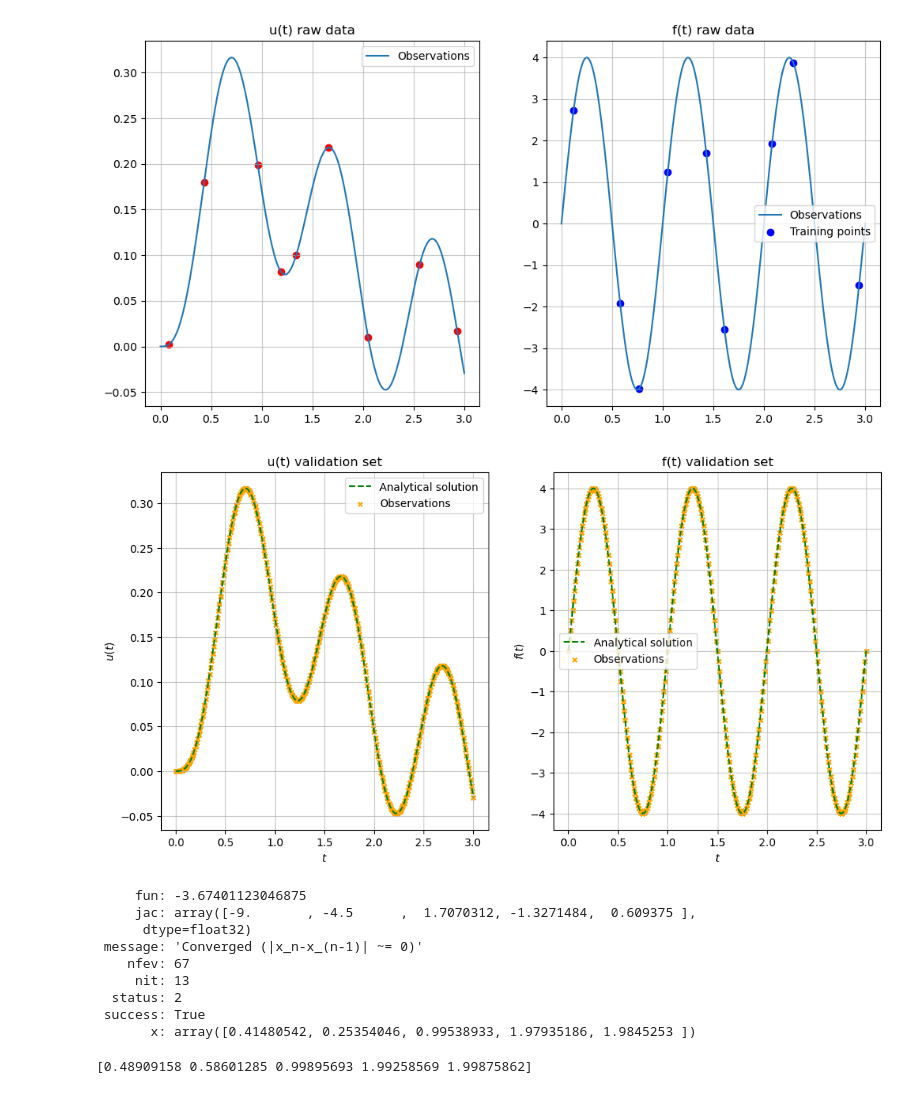
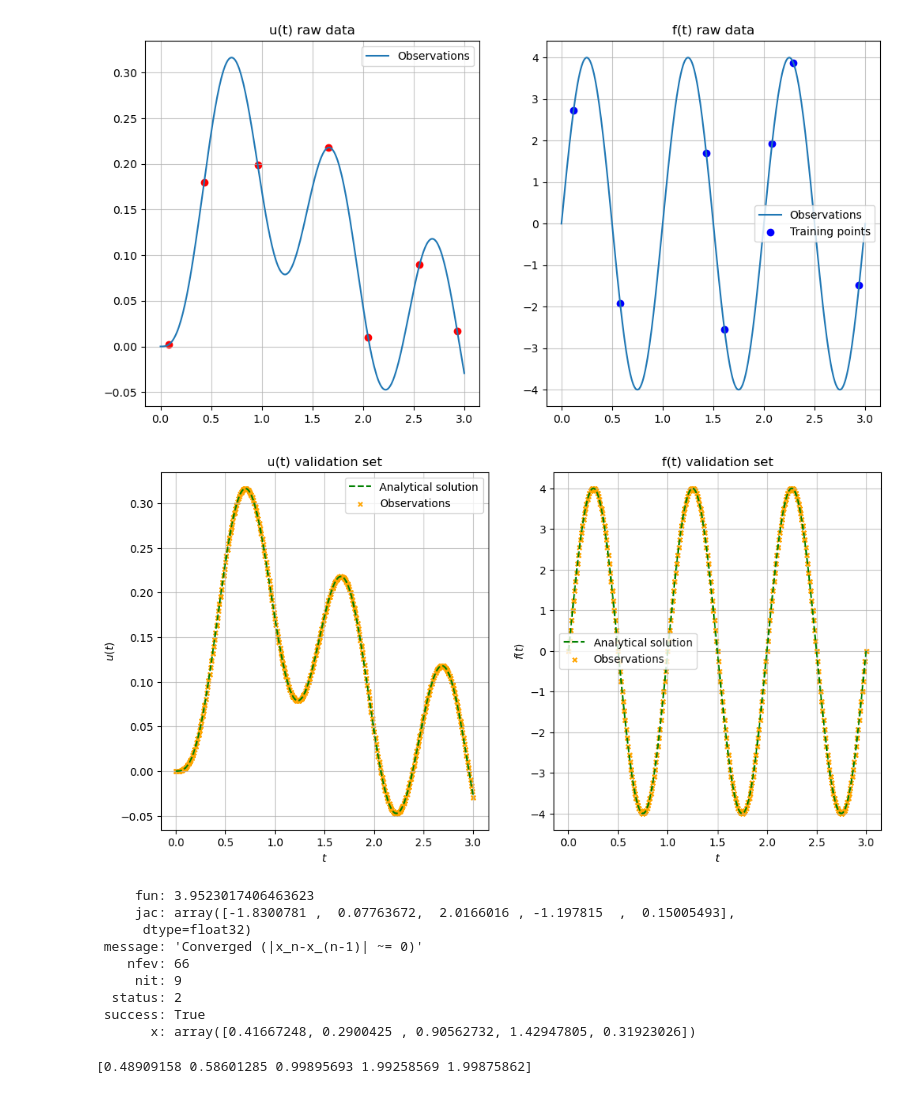
Before and after one commit to TobiLeitgeb/Code_bac, a Jupyter notebook: final_examples/oscillator/oscillator.ipynb, the cells around one changed output. Drawn from its saved outputs; the diff is of its cells as text; code cells hidden in the pictures.

```diff
--- a/final_examples/oscillator/oscillator.ipynb
+++ b/final_examples/oscillator/oscillator.ipynb
@@ -8,14 +8,14 @@ import numpy as np
 # %%
 kernel = [gram_Matrix,k_uu,k_uf,k_fu,k_ff]
 params = ["l","sigma_f","m","b","k"]
 seeds_training = [50,14] #sets the seeds for the random training points--- change when the points are not optimal
 model = PhysicsInformedGP_regressor(kernel,timedependence=False, params = params,Dimensions=1)
-model.set_training_data("damped_m1k2b1.csv",9,[1e-8,1e-8],seeds_training)
+model.set_training_data("damped_m1k2b1.csv",7,[1e-8,1e-8],seeds_training)
 model.plot_raw_data(Training_points=True)
 model.set_validation_data(1200)
 model.plot_validation_set()
 # %% [output]
-[figure, old version]
+[figure, new version]
 [figure]
 # %%
 
@@ -31,7 +31,7 @@ def get_initial_values():
     theta_initial[3] = rng.uniform(0, 3, 1)
     theta_initial[4] = rng.uniform(1, 4, 1)
     return theta_initial
-n_iterations, n_threads = 1000, 10
+n_iterations, n_threads = 300, 10
 
 # model.train("TNC",500,n_threads,{'theta_initial': get_initial_values,   #needed for all optimization methods
 #                                            'bounds': ((1e-2, None), (1e-5, None), (1e-2, None),(1e-2, None),(1e-2,None)), #needed for TNC and L-BFGS-B
@@ -43,15 +43,15 @@ model.train("TNC",n_iterations,n_threads,{'theta_initial': get_initial_values,
 #                                             'bounds': ((1e-2, None), (1e-5, None), (1e-2, None),(1e-2, None),(1e-2,None)), #needed for TNC and L-BFGS-B
 #                                             'gtol': 1e-6})
 # %% [output]
-     fun: -3.67401123046875
-     jac: array([-9.       , -4.5      ,  1.7070312, -1.3271484,  0.609375 ],
+     fun: 3.9523017406463623
+     jac: array([-1.8300781 ,  0.07763672,  2.0166016 , -1.197815  ,  0.15005493],
       dtype=float32)
  message: 'Converged (|x_n-x_(n-1)| ~= 0)'
-    nfev: 67
-     nit: 13
+    nfev: 66
+     nit: 9
   status: 2
  success: True
-       x: array([0.41480542, 0.25354046, 0.99538933, 1.97935186, 1.9845253 ])
+       x: array([0.41667248, 0.2900425 , 0.90562732, 1.42947805, 0.31923026])
 # %%
 print(model.get_params())
 # %% [output]
```
Also changed, not shown: parts of 1 cell of this notebook, 3 other files.
